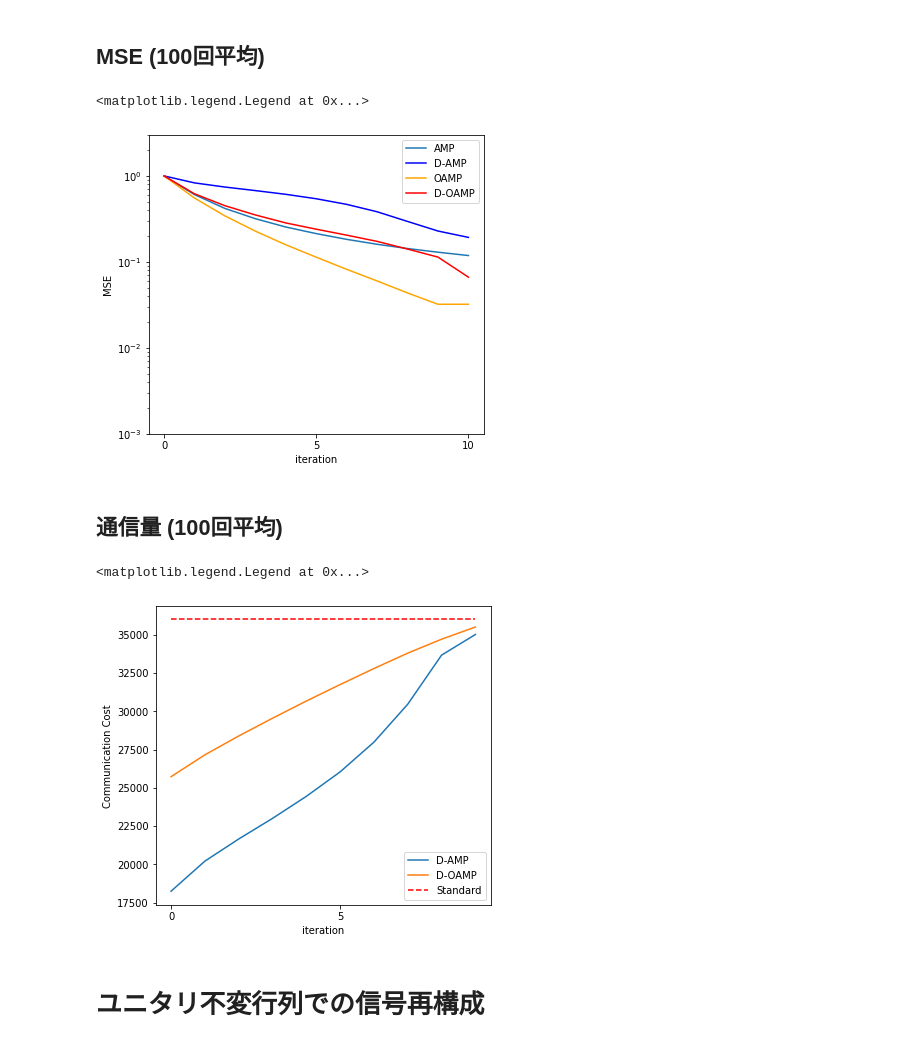
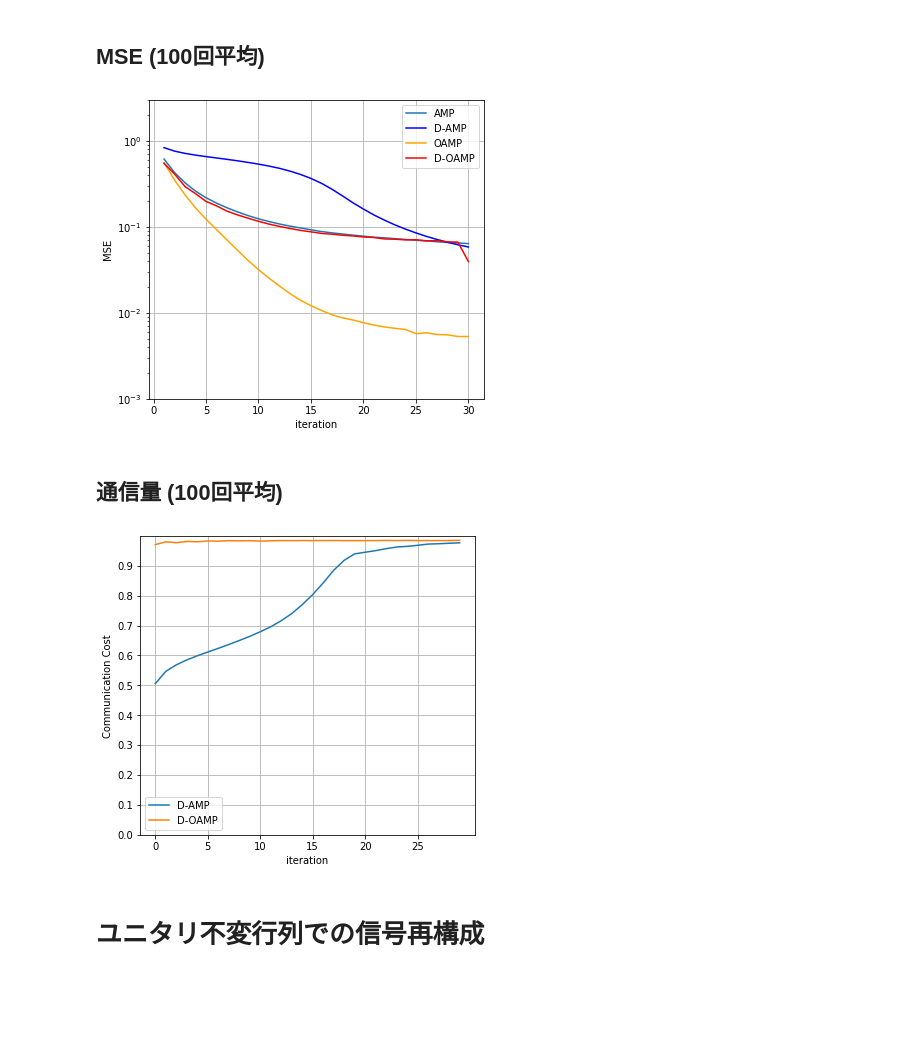
Before and after one commit to Qip21n0/Lassolver, a Jupyter notebook: examples/sample2.ipynb, the cells around one changed output. Saved outputs shown, nothing was run; the diff lists cells and outputs as text; code cells hidden in the pictures; blank space fills up the shorter version.

```diff
--- a/examples/sample2.ipynb
+++ b/examples/sample2.ipynb
@@ -18,7 +18,7 @@ from lassolver.dsolver.d_oamp import D_OAMP
 # %% [markdown]
 # 数値実験の設定
 # %%
-N = 4000  # 列数
+N = 1000  # 列数
 alpha = 0.5  # 圧縮率
 M = int(alpha*N)  # 行数
 rho = 0.2  # 非零成分の割合
@@ -26,7 +26,7 @@ rho = 0.2  # 非零成分の割合
 SNR = 60  # 信号対雑音比
 kappa = 5  # 条件数
 P = 10  # ノード数
-T = 10  # 反復回数
+T = 30  # 反復回数
 sim = 100  # 実験数
 # %% [markdown]
 # i.i.d.ガウス行列での信号再構成
@@ -43,8 +43,8 @@ for i in tqdm(range(10)):
 
         tmpG[0] = AMP(iidG.A, x, SNR)
         tmpG[1] = D_AMP(iidG.A, x, SNR, P)
-        tmpG[2] = OAMP(iidG.A, x, SNR, iidG=True)
-        tmpG[3] = D_OAMP(iidG.A, x, SNR, P, iidG=True)
+        tmpG[2] = OAMP(iidG.A, x, SNR)
+        tmpG[3] = D_OAMP(iidG.A, x, SNR, P)
 
         tmpG[0].estimate(T) # AMP
         tmpG[1].estimate(T) # D-AMP
@@ -87,29 +87,29 @@ plt.plot(it1, MSE_meanG[2], label="OAMP", color='orange')
 plt.plot(it1, MSE_meanG[3], label="D-OAMP", color='red')
 
 plt.legend()
+plt.grid()
 # %% [output]
-<matplotlib.legend.Legend at 0x...>
-[figure, old version]
+[figure, new version]
 # %%
-standard = np.array([N * (P - 1) for _ in range(T)])
+standard = N * (P-1)
 # %% [markdown]
 ## 通信量 (100回平均)
 # %%
 plt.figure(figsize=(6, 5.5))
 
 plt.xlabel('iteration')
 plt.ylabel('Communication Cost')
+plt.xticks(ix2)
+plt.yticks(np.arange(0, 1, 0.1))
+plt.ylim(0, 1)
 
-plt.xticks(ix2)
-
-plt.plot(it2, CommCost_meanG[0], label='D-AMP')
-plt.plot(it2, CommCost_meanG[1], label='D-OAMP')
-plt.plot(it2, standard, ls='--', color='r', label='Standard')
+plt.plot(it2, CommCost_meanG[0]/standard, label='D-AMP')
+plt.plot(it2, CommCost_meanG[1]/standard, label='D-OAMP')
 
 plt.legend()
+plt.grid()
 # %% [output]
-<matplotlib.legend.Legend at 0x...>
-[figure, old version]
+[figure, new version]
 # %% [markdown]
 # ユニタリ不変行列での信号再構成
 # %%
```
Also changed, not shown: 2 other files.
